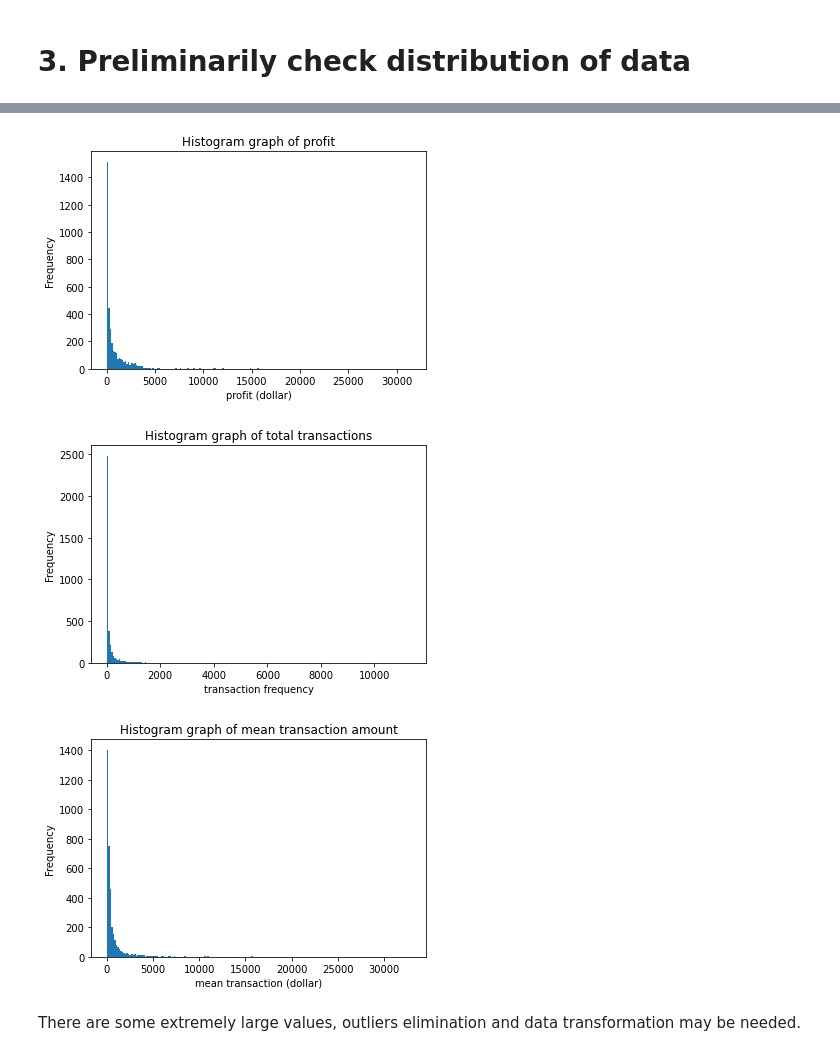
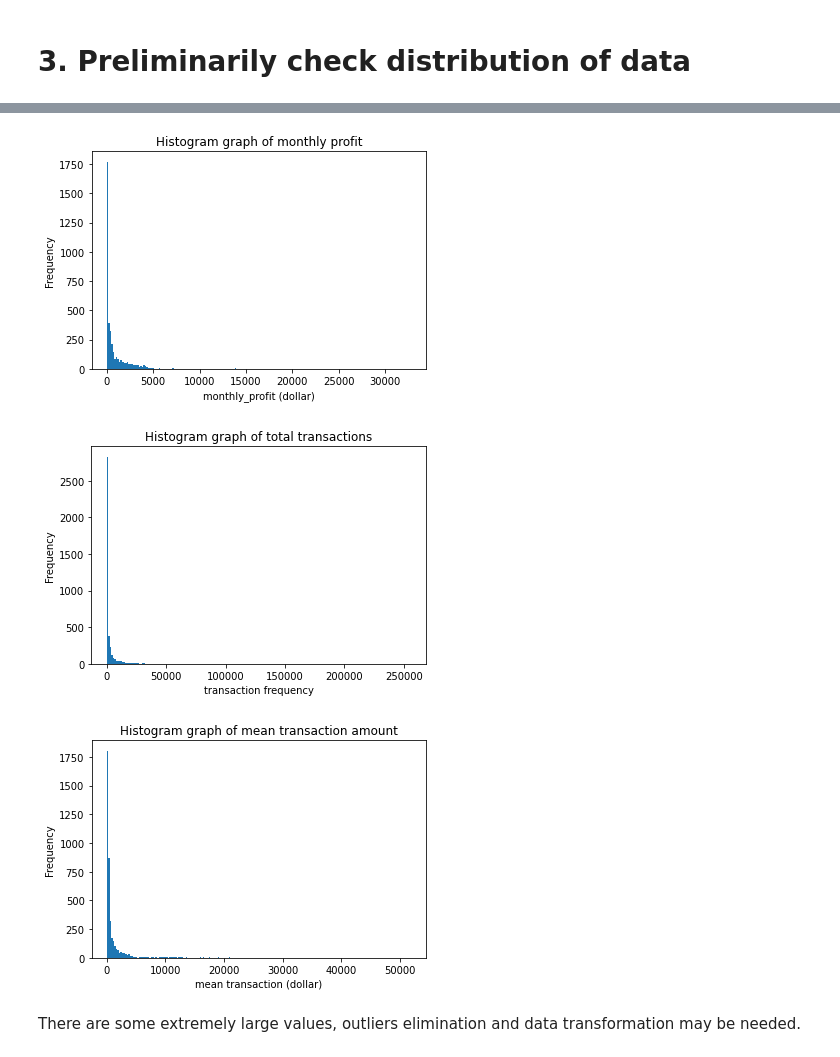
Before and after one commit to MAST30034-Applied-Data-Science/generic-buy-now-pay-later-project-group-33, a Jupyter notebook: notebooks/preliminary analysis.ipynb, the cells around one changed output, grey strips where cells are left out. Drawn from its saved outputs; the diff is of its cells as text; code cells hidden in the pictures.

Commit message:
read all the transaction data

```diff
--- a/notebooks/preliminary analysis.ipynb
+++ b/notebooks/preliminary analysis.ipynb
@@ -50,10 +48,18 @@ Number of null value in tags : 0
 Number of null value in merchant_abn : 0
 # %%
 path_list = []
-period = pd.date_range('2021-2-28','2021-03-31', freq='D').strftime("%Y-%m-%d").tolist()
-path_prefix = '../data/tables/transactions_20210228_20210827_snapshot/order_datetime='
-for date in period:
-    path_list.append(path_prefix + date)
+period1 = pd.date_range('2021-2-28','2021-08-27', freq='D').strftime("%Y-%m-%d").tolist()
+period2 = pd.date_range('2021-8-28','2022-02-27', freq='D').strftime("%Y-%m-%d").tolist()
+period3 = pd.date_range('2022-2-28','2022-08-28', freq='D').strftime("%Y-%m-%d").tolist()
+path_prefix1 = '../data/tables/transactions_20210228_20210827_snapshot/order_datetime='
+path_prefix2 = '../data/tables/transactions_20210828_20220227_snapshot/order_datetime='
+path_prefix3 = '../data/tables/transactions_20220228_20220828_snapshot/order_datetime='
+for date in period1:
+    path_list.append(path_prefix1 + date)
+for date in period2:
+    path_list.append(path_prefix2 + date)
+for date in period3:
+    path_list.append(path_prefix3 + date)
 
 raw_transactions_df = spark.read.parquet(*path_list)
 
@@ -113,8 +120,8 @@ merchant_detail = transactions_df.groupBy('merchant_name', 'tags', 'take_rate')\
                        F.round(F.sum('dollar_value'),2).alias('total_income'),
                        F.count('merchant_name').alias('total_transactions'), )\
                   .withColumn('mean_transaction_amount',  F.round(F.col('total_income')/F.col('total_transactions')))\
-                  .withColumn('profit',  F.round(F.col('total_income')*F.col('take_rate')/100))\
-                  .orderBy('profit', ascending = False)
+                  .withColumn('monthly_profit',  F.round(F.col('total_income')*F.col('take_rate')/100/18))\
+                  .orderBy('monthly_profit', ascending = False)
 # %%
 merchant_detail.toPandas()
 # %% [output]
@@ -196,13 +194,13 @@ plt.show()
 # %%
-bins, counts = merchant_detail.select('profit').rdd.flatMap(lambda x: x).histogram(200)
+bins, counts = merchant_detail.select('monthly_profit').rdd.flatMap(lambda x: x).histogram(200)
 plt.hist(bins[:-1], bins=bins, weights=counts)
 plt.ylabel('Frequency')
-plt.xlabel('profit (dollar)')
-plt.title('Histogram graph of profit')
-plt.savefig('../plots/Histogram graph of profit')
+plt.xlabel('monthly_profit (dollar)')
+plt.title('Histogram graph of monthly profit')
+plt.savefig('../plots/Histogram graph of monthly profit')
 plt.show()
 # %% [output]
-[figure, old version]
+[figure, new version]
 # %%
 bins, counts = merchant_detail.select('total_transactions').rdd.flatMap(lambda x: x).histogram(200)
 plt.hist(bins[:-1], bins=bins, weights=counts)
@@ -212,7 +210,7 @@ plt.title('Histogram graph of total transactions')
 plt.savefig('../plots/Histogram graph of total transactions')
 plt.show()
 # %% [output]
-[figure, old version]
+[figure, new version]
 # %%
 bins, counts = merchant_detail.select('mean_transaction_amount').rdd.flatMap(lambda x: x).histogram(200)
 plt.hist(bins[:-1], bins=bins, weights=counts)
@@ -222,6 +220,6 @@ plt.title('Histogram graph of mean transaction amount')
 plt.savefig('../plots/Histogram graph of mean transaction amount')
 plt.show()
 # %% [output]
-[figure, old version]
+[figure, new version]
 # %% [markdown]
 There are some extremely large values, outliers elimination and data transformation may be needed.
```
Also changed, not shown: parts of 13 cells of this notebook, 7 other files.
